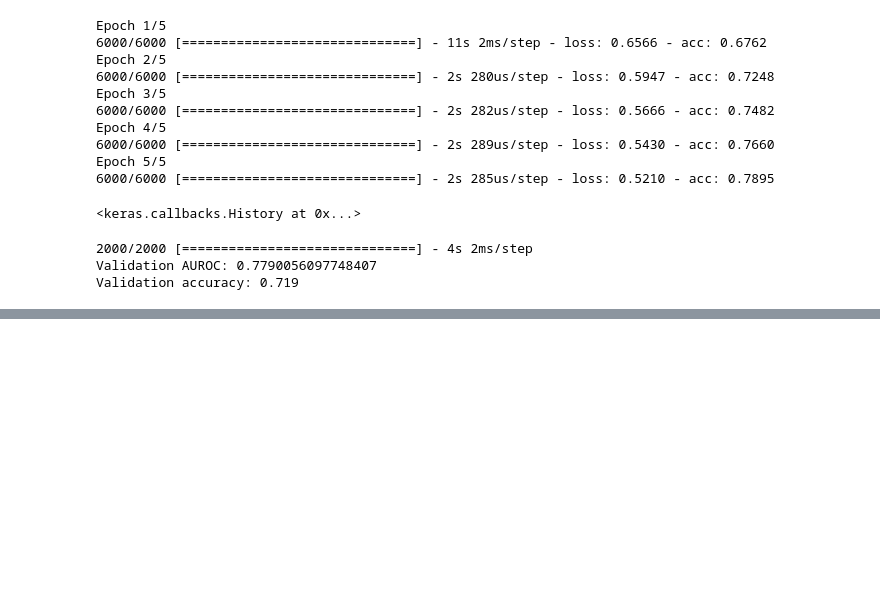
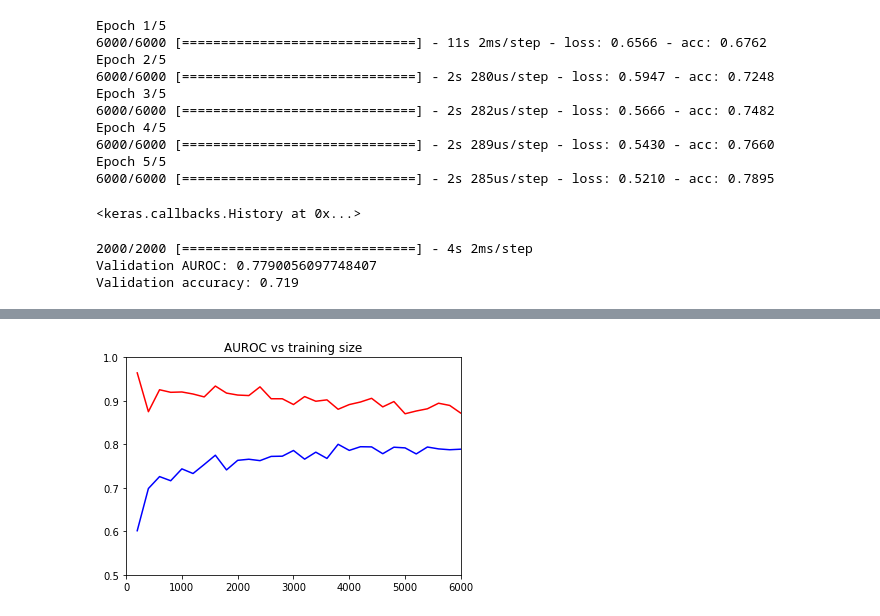
Before and after one commit to joelper/CS229A, a Jupyter notebook: Models/Neural_network/neural_net.ipynb, the cells around one changed output, grey strips where cells are left out. Saved outputs shown, nothing was run; the diff lists cells and outputs as text; code cells hidden in the pictures; blank space fills up the shorter version.

```diff
--- a/Models/Neural_network/neural_net.ipynb
+++ b/Models/Neural_network/neural_net.ipynb
@@ -46,9 +46,9 @@ def neural_net_binary(n_hidden_1, n_hidden_2, n_hidden_3):
     # Normalize the input
     model.add(ks.layers.BatchNormalization())
     # Add hidden layers
-    model.add(ks.layers.Dense(n_hidden_1, input_dim=96*96*3, activation='relu',kernel_regularizer=ks.regularizers.l1(0.000001)))
-#     model.add(ks.layers.Dense(n_hidden_2, activation='relu', kernel_regularizer=ks.regularizers.l2(0.001)))
-#     model.add(ks.layers.Dense(n_hidden_3, activation='tanh'))
+    model.add(ks.layers.Dense(n_hidden_1, activation='sigmoid'))
+#     model.add(ks.layers.Dense(n_hidden_2, activation='relu'))
+#     model.add(ks.layers.Dense(n_hidden_3, activation='sigmoid'))
     # Add output node
     model.add(ks.layers.Dense(1, activation='sigmoid'))
 
@@ -56,7 +56,7 @@ def neural_net_binary(n_hidden_1, n_hidden_2, n_hidden_3):
 # %% [markdown]
 Define the layer structure
 # %%
-out = neural_net_binary(128, 32, 8)
+out = neural_net_binary(128, 8, 8)
 # %% [markdown]
 Define optimizer, loss and evaluation metric
 # %%
@@ -81,0 +84,7 @@ Epoch 5/5
+# %%
+loss, acc = out.evaluate(X, Y)
+proba = out.predict(X)
+auc = metrics.roc_auc_score(Y, proba)
+
+print('Training AUROC:', auc)
+print('Training accuracy:', acc)
@@ -205,0 +223,15 @@ Validation accuracy: 0.719
+# %%
+auc_train = []
+auc_val = []
+for i in range(200,X.shape[0]+201, 200):
+    out_ea = neural_net_binary(128, 8, 8)
+    out_ea.compile(optimizer='adam',
+              loss='binary_crossentropy',
+              metrics=['accuracy'])
+    out_ea.fit(X[:i], Y[:i], batch_size=32, epochs=5)
+
+    proba = out_ea.predict(X[:i])
+    auc_train.append(metrics.roc_auc_score(Y[:i], proba))
+
+    val_proba = out_ea.predict(X_val)
+    auc_val.append(metrics.roc_auc_score(Y_val, val_proba))
@@ -205,0 +256,10 @@ Validation accuracy: 0.719
+# %%
+training_sizes = np.arange(200,X.shape[0]+201, 200)
+
+plt.title('AUROC vs training size')
+plt.plot(training_sizes, np.array(auc_train),'r')
+plt.plot(training_sizes, np.array(auc_val), 'b')
+plt.axis([0,6000, 0.5, 1.0])
+plt.show()
+# %% [output]
+[figure, added]
```
Also changed, not shown: parts of 7 cells of this notebook, 1 other file.
